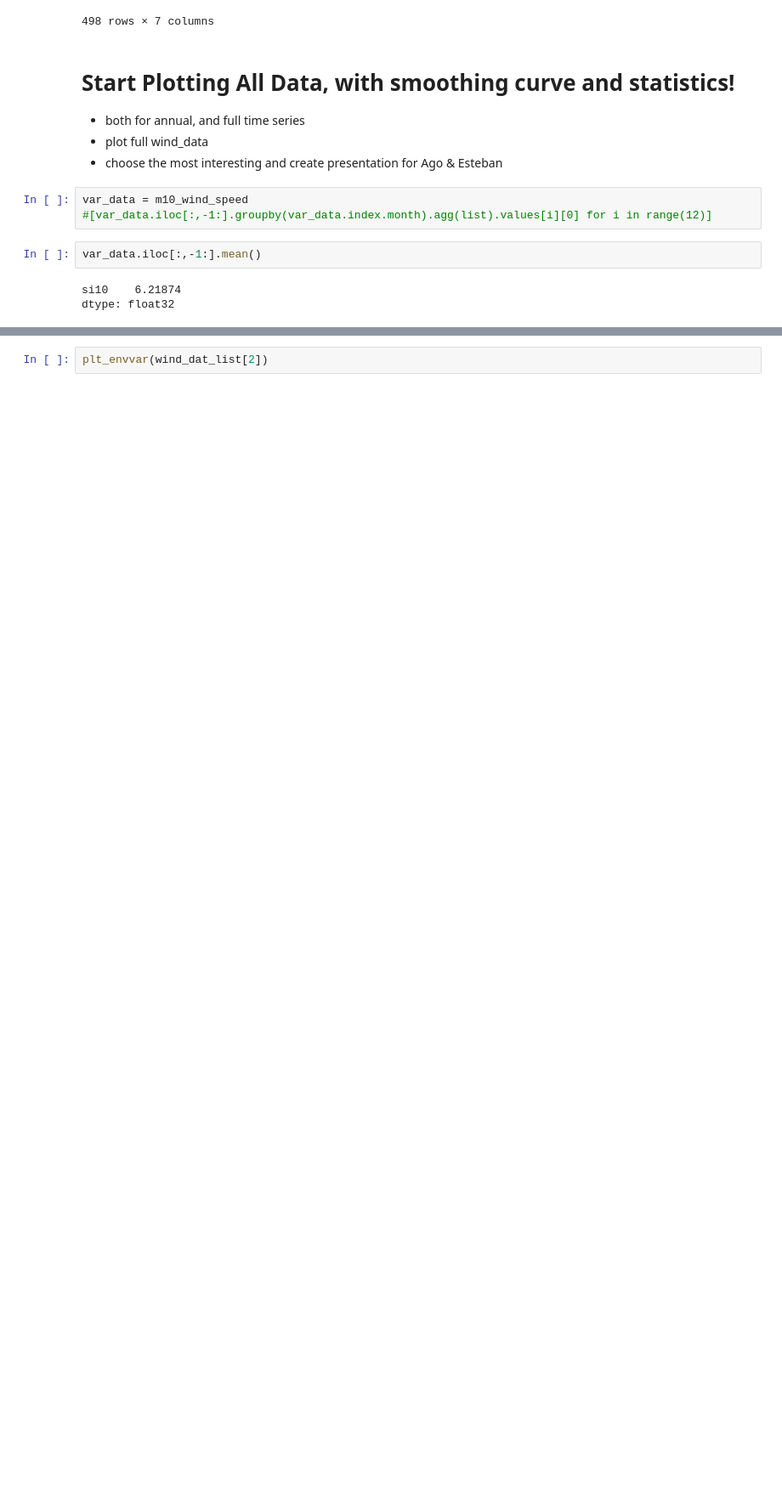
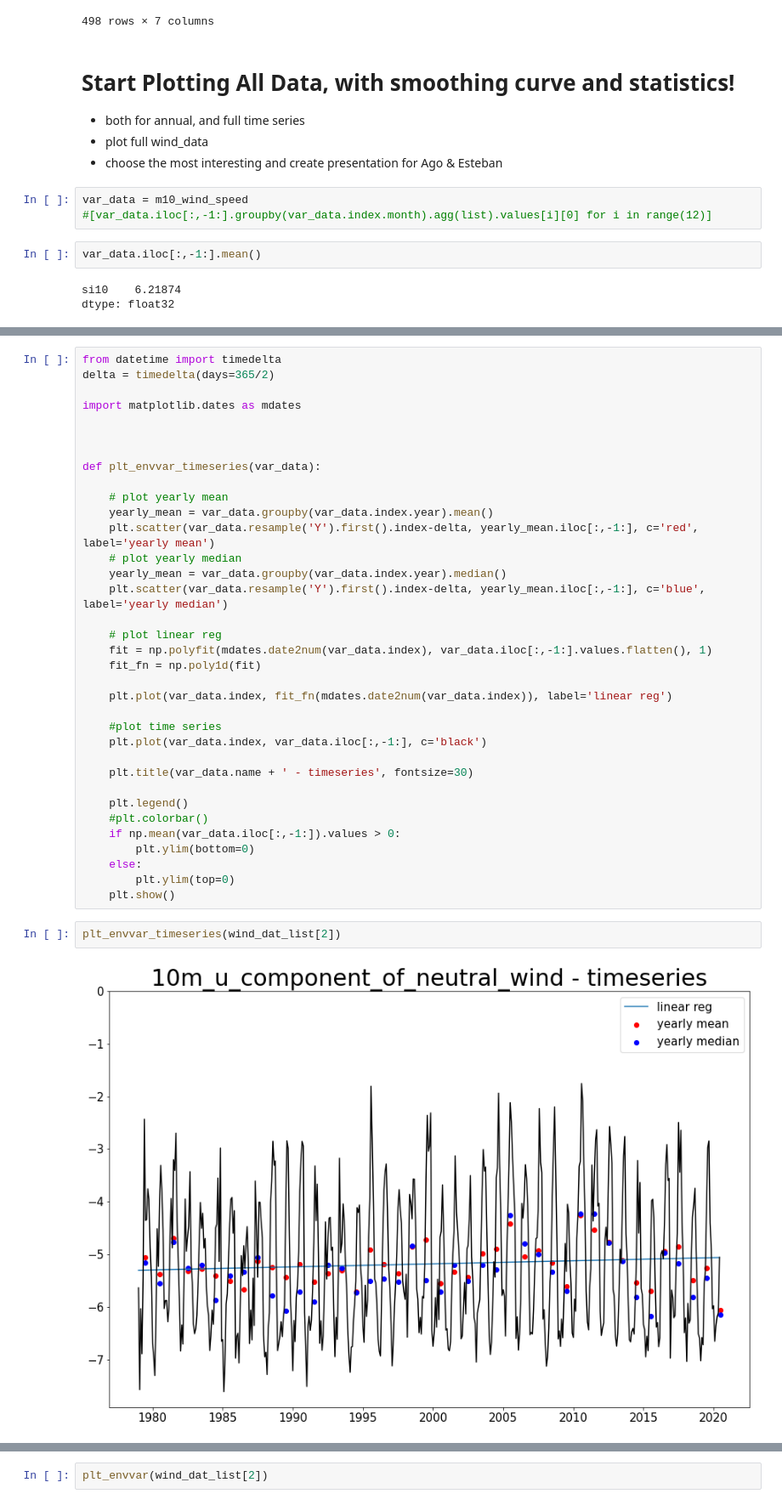
Before and after one commit to ben1post/BennyPhD, a Jupyter notebook: CaRiaco/SCRIPPS/CARIACO_data/PrelimDataExploration/PLOT_InSituVSClimateReanalysis.ipynb, the cells around one changed output, grey strips where cells are left out. Shown at 85% size. Cells and saved outputs as stored; diff of their text form; blank space fills up the shorter version.

```diff
--- a/CaRiaco/SCRIPPS/CARIACO_data/PrelimDataExploration/PLOT_InSituVSClimateReanalysis.ipynb
+++ b/CaRiaco/SCRIPPS/CARIACO_data/PrelimDataExploration/PLOT_InSituVSClimateReanalysis.ipynb
@@ -205,0 +264,39 @@ plt_envvar(m10_wind_speed)
+# %%
+from datetime import timedelta
+delta = timedelta(days=365/2)
+
+import matplotlib.dates as mdates
+
+
+
+def plt_envvar_timeseries(var_data):
+
+    # plot yearly mean
+    yearly_mean = var_data.groupby(var_data.index.year).mean()
+    plt.scatter(var_data.resample('Y').first().index-delta, yearly_mean.iloc[:,-1:], c='red', label='yearly mean')
+    # plot yearly median
+    yearly_mean = var_data.groupby(var_data.index.year).median()
+    plt.scatter(var_data.resample('Y').first().index-delta, yearly_mean.iloc[:,-1:], c='blue', label='yearly median')
+
+    # plot linear reg
+    fit = np.polyfit(mdates.date2num(var_data.index), var_data.iloc[:,-1:].values.flatten(), 1)
+    fit_fn = np.poly1d(fit)
+
+    plt.plot(var_data.index, fit_fn(mdates.date2num(var_data.index)), label='linear reg')
+
+    #plot time series
+    plt.plot(var_data.index, var_data.iloc[:,-1:], c='black')
+
+    plt.title(var_data.name + ' - timeseries', fontsize=30)
+
+    plt.legend()
+    #plt.colorbar()
+    if np.mean(var_data.iloc[:,-1:]).values > 0:
+        plt.ylim(bottom=0)
+    else:
+        plt.ylim(top=0)
+    plt.show()
+# %%
+plt_envvar_timeseries(wind_dat_list[2])
+# %% [output]
+[figure, added]
```
Also changed, not shown: parts of 12 cells of this notebook, 2 other files.
